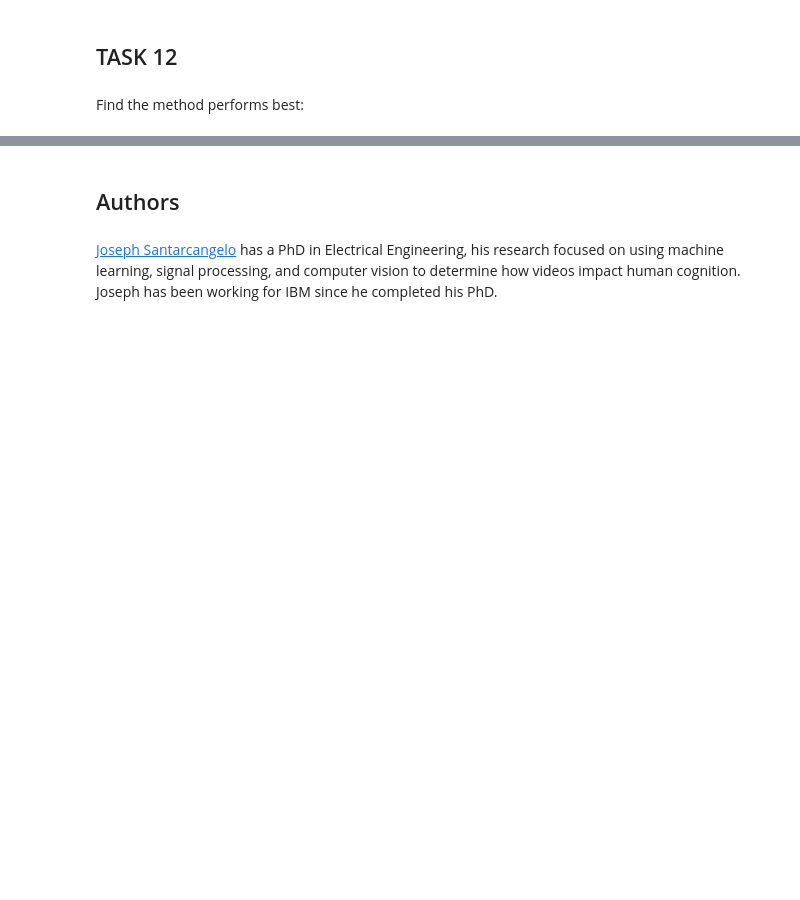
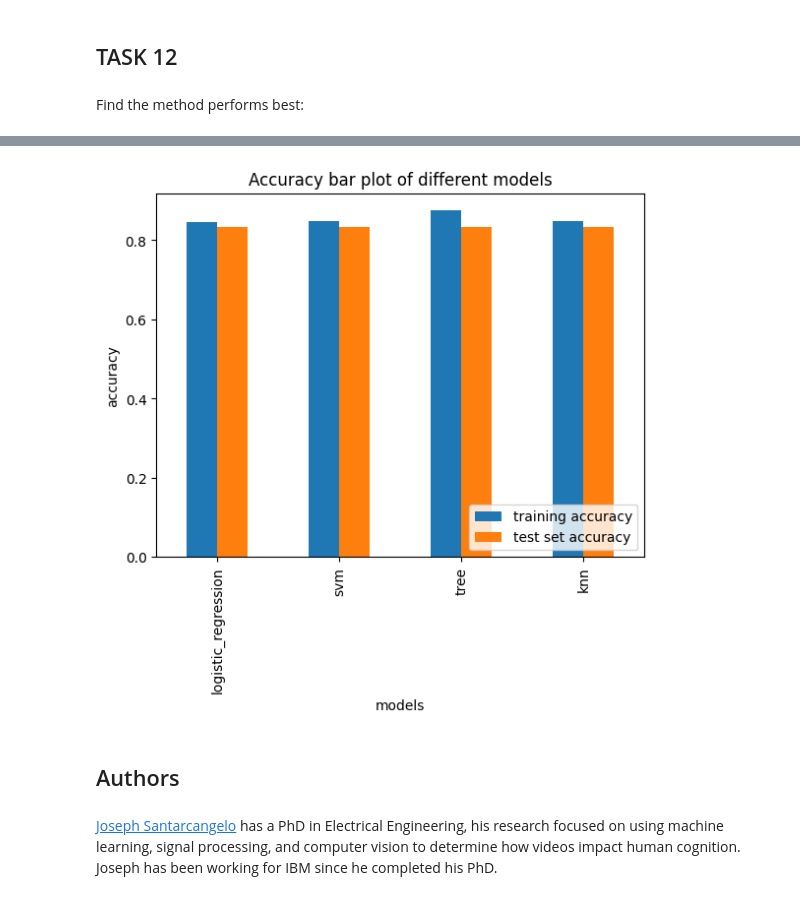
Before and after one commit to Aunghein09/ibm_data_science, a Jupyter notebook: lab6-SpaceX_Machine Learning Prediction_Part_5.ipynb, the cells around one changed output, grey strips where cells are left out. Drawn from its saved outputs; the diff is of its cells as text; code cells hidden in the pictures; blank space fills up the shorter version.

```diff
--- a/lab6-SpaceX_Machine Learning Prediction_Part_5.ipynb
+++ b/lab6-SpaceX_Machine Learning Prediction_Part_5.ipynb
@@ -335,3 +338,12 @@ plot_confusion_matrix(Y_test,yhat)
 ## TASK  12
 # %% [markdown]
 Find the method performs best:
+# %%
+df = pd.DataFrame(data = [
+                            ['logistic_regression', logreg_cv.best_score_, logreg_cv.score(X_test,Y_test)],
+                            ['svm', svm_cv.best_score_, svm_cv.score(X_test,Y_test)],
+                            ['tree', tree_cv.best_score_, tree_cv.score(X_test,Y_test)],
+                            ['knn', knn_cv.best_score_, knn_cv.score(X_test,Y_test)]
+                         ],
+                 columns = ['models', 'training accuracy', 'test set accuracy'])
+df
@@ -338,3 +356,12 @@ Find the method performs best:
+# %%
+df.plot(kind = 'bar',stacked=False, x = 'models')
+plt.title("Accuracy bar plot of different models")
+plt.xlabel("models")
+plt.ylabel("accuracy")
+plt.legend( loc='lower right')
+plt.show()
+# %% [output]
+[figure, added]
 # %% [markdown]
 ## Authors
 # %% [markdown]
```
Also changed, not shown: parts of 4 cells of this notebook.
